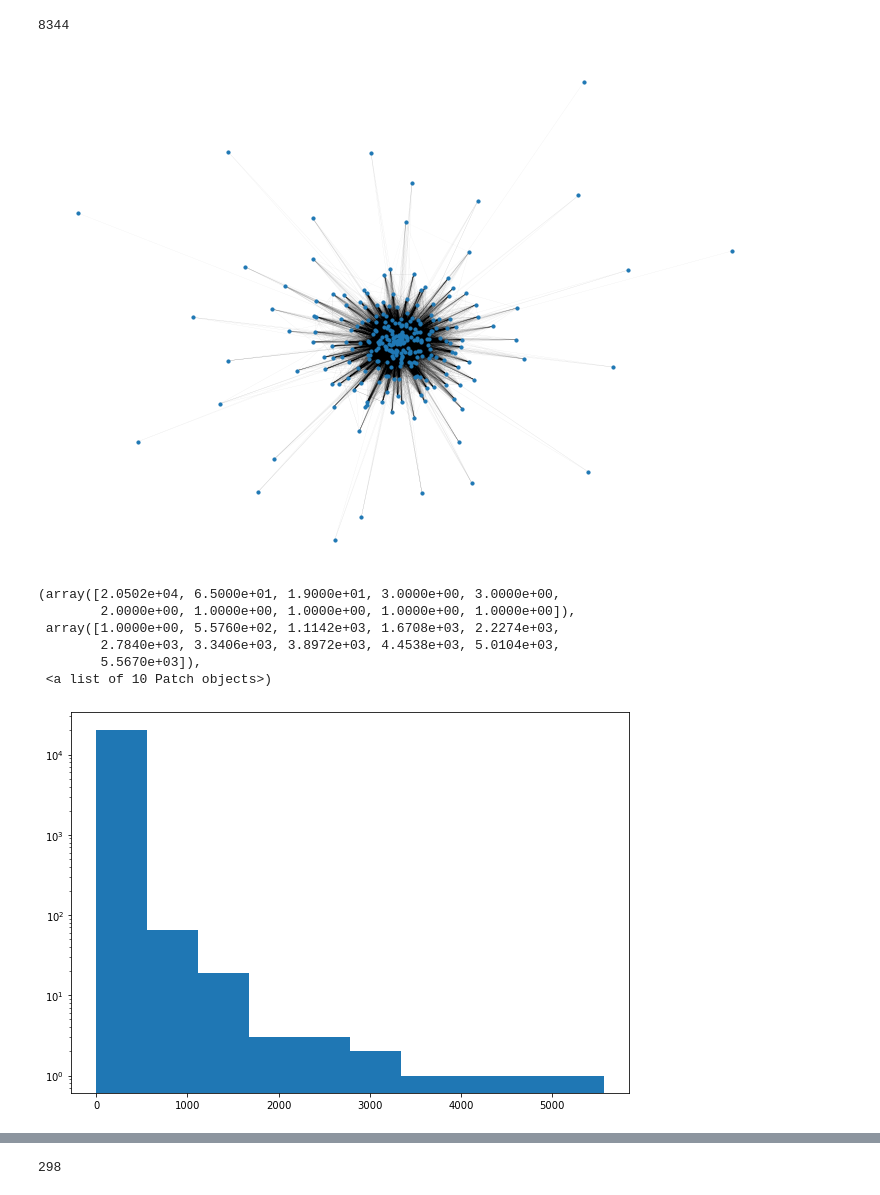
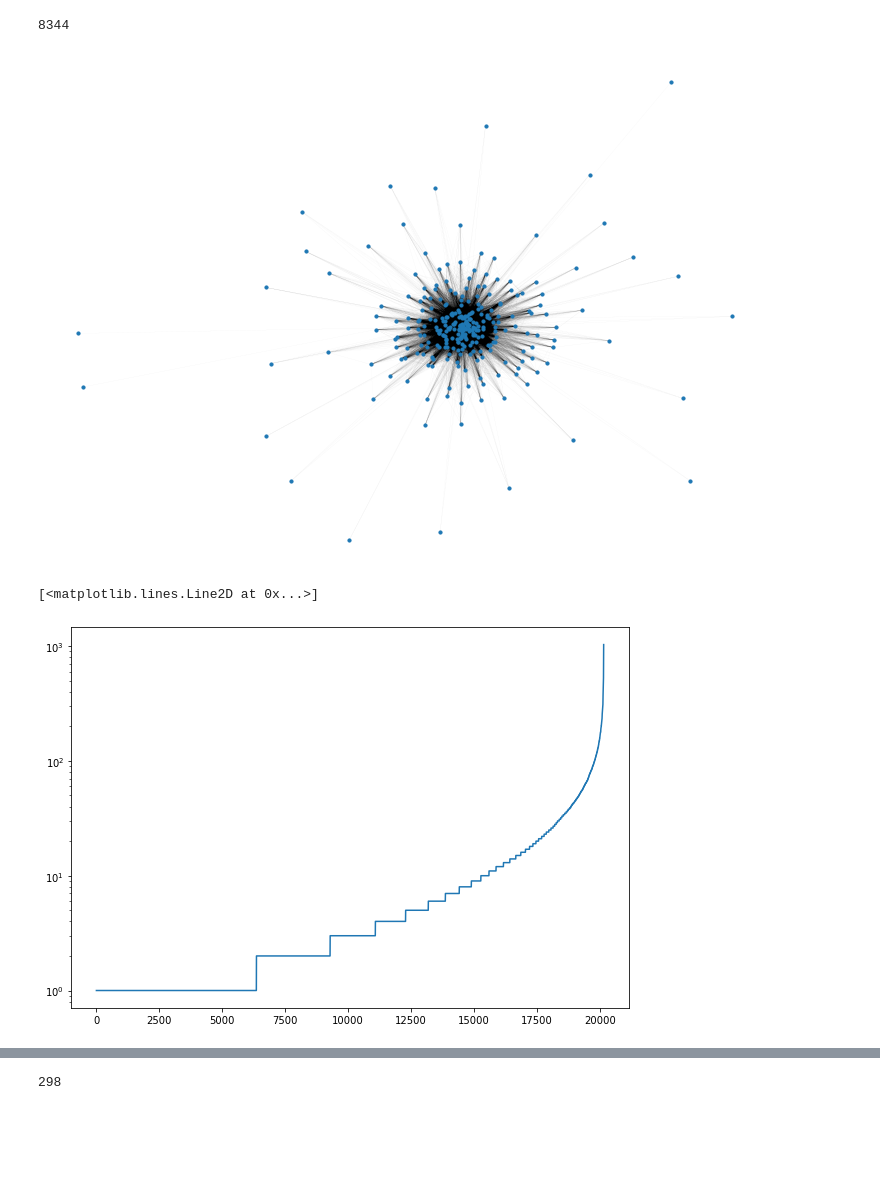
Before and after one commit to jzh001/Social-Network-Structure-in-Common-Interest-Communities, a Jupyter notebook: Network of Genres.ipynb, the cells around one changed output, grey strips where cells are left out. Cells and saved outputs as stored; diff of their text form; code cells hidden in the pictures; blank space fills up the shorter version.

```diff
--- a/Network of Genres.ipynb
+++ b/Network of Genres.ipynb
@@ -62,6 +62,7 @@ B.number_of_nodes()
 # %% [output]
 8344
 # %%
+G = nx.Graph()
 for genre1 in genres:
     if genre1 not in B.nodes():
         continue
@@ -69,26 +70,39 @@ for genre1 in genres:
         w = B[genre1][user]['weight']
         for genre2 in B.adj[user]:
             #the weight of the edge is determined as the minimum weights of the two edges in bipartite graph
+            #weights are double counted
+            if genre2 >= genre1:
+                continue
             w = min(w,B[genre2][user]['weight'])
             if G.has_edge(genre1,genre2):
-                G[genre1][genre2]['weight'] += w
+                #G[genre1][genre2]['weight'] += w
+                G[genre1][genre2]['weight'] += 1
             else:
-                G.add_edge(genre1, genre2, weight = w)
+                #G.add_edge(genre1, genre2, weight = w)
+                G.add_edge(genre1, genre2, weight = 1)
+# %%
+#calculating similarity between two nodes which share an edge (else default is zero).
+#By using each edge, this method cuts down time complexity from O(N^2) to O(E)
+def calc_sim(Graph):
+    for u,v in Graph.edges():
+        #similarity = 2*overlap/sum of degrees of u and v
+        sum_of_degrees = Graph.degree(u,weight = 'weight')+Graph.degree(v,weight = 'weight')
+        common_edges = Graph[u][v]['weight']
+        Graph[u][v]['similarity'] = (2*common_edges)/sum_of_degrees #is this the best way?
+        #G[u][v]['similarity'] = common_edges/(sum_of_degrees - common_edges)
+    return Graph
+# %%
+G = calc_sim(G)
 # %%
 weights = np.array(list(nx.get_edge_attributes(G,'weight').values()))/100
 nx.draw(G, node_size = 10, width = list(weights))
 # %% [output]
-[figure, old version]
+[figure, new version]
 # %%
-plt.hist(list(nx.get_edge_attributes(G,'weight').values()), log = True)
+plt.semilogy(sorted(list(nx.get_edge_attributes(G,'weight').values())))
 # %% [output]
-(array([2.0502e+04, 6.5000e+01, 1.9000e+01, 3.0000e+00, 3.0000e+00,
-        2.0000e+00, 1.0000e+00, 1.0000e+00, 1.0000e+00, 1.0000e+00]),
- array([1.0000e+00, 5.5760e+02, 1.1142e+03, 1.6708e+03, 2.2274e+03,
-        2.7840e+03, 3.3406e+03, 3.8972e+03, 4.4538e+03, 5.0104e+03,
-        5.5670e+03]),
- <a list of 10 Patch objects>)
+[<matplotlib.lines.Line2D at 0x...>]
-[figure, old version]
+[figure, new version]
 # %%
 def fragment(inp):
     inp = sorted(inp)
```
Also changed, not shown: parts of 26 cells of this notebook, 3 other files.
